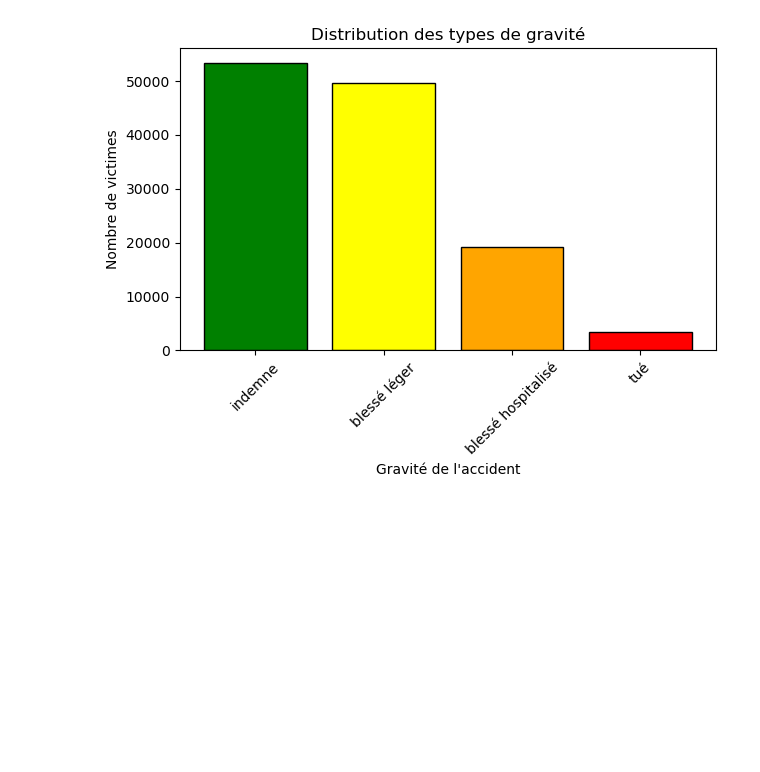
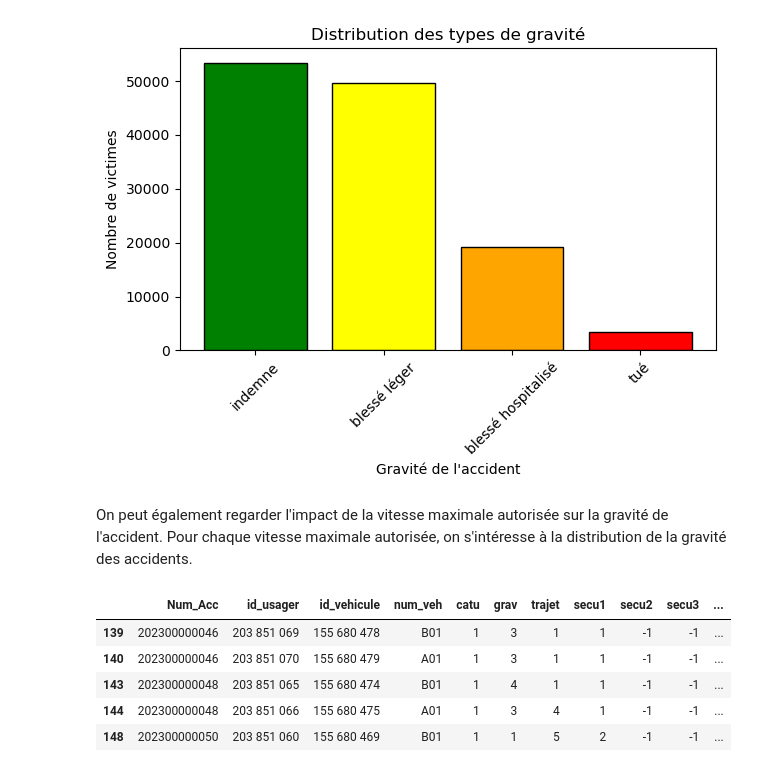
Before and after one commit to celineferbach/Projet-accidents-de-la-route, a Jupyter notebook: importation.ipynb, the cells around one changed output. Saved outputs shown, nothing was run; the diff lists cells and outputs as text; code cells hidden in the pictures; blank space fills up the shorter version.

```diff
--- a/importation.ipynb
+++ b/importation.ipynb
@@ -167,3 +169,21 @@ plt.tight_layout()  # Ajustement automatique des marges
 plt.show()
 # %% [output]
 [figure]
+# %% [markdown]
+On peut également regarder l'impact de la vitesse maximale autorisée sur la gravité de l'accident. Pour chaque vitesse maximale autorisée, on s'intéresse à la distribution de la gravité des accidents.
+# %%
+df_vma_30 = df.loc[df["vma"] <= 30]
+df_vma_30.head()
+df_vma_50 = df.loc[(df["vma"] > 30) & (df["vma"] <= 50)]
+df_vma_50.head()
+df_vma_90 = df.loc[(df["vma"] > 50) & (df["vma"] <= 90)]
+df_vma_90.head()
+df_vma_130 = df.loc[(df["vma"] > 90) & (df["vma"] <= 130)]
+df_vma_130.head()
+# %% [output]
+|  | Num_Acc | id_usager | id_vehicule | num_veh | catu | grav | trajet | secu1 | secu2 | secu3 | ... |
+| 139 | 202300000046 | 203 851 069 | 155 680 478 | B01 | 1 | 3 | 1 | 1 | -1 | -1 | ... |
+| 140 | 202300000046 | 203 851 070 | 155 680 479 | A01 | 1 | 3 | 1 | 1 | -1 | -1 | ... |
+| 143 | 202300000048 | 203 851 065 | 155 680 474 | B01 | 1 | 4 | 1 | 1 | -1 | -1 | ... |
+| 144 | 202300000048 | 203 851 066 | 155 680 475 | A01 | 1 | 3 | 4 | 1 | -1 | -1 | ... |
+| 148 | 202300000050 | 203 851 060 | 155 680 469 | B01 | 1 | 1 | 5 | 2 | -1 | -1 | ... |
```
Also changed, not shown: parts of 5 cells of this notebook.
